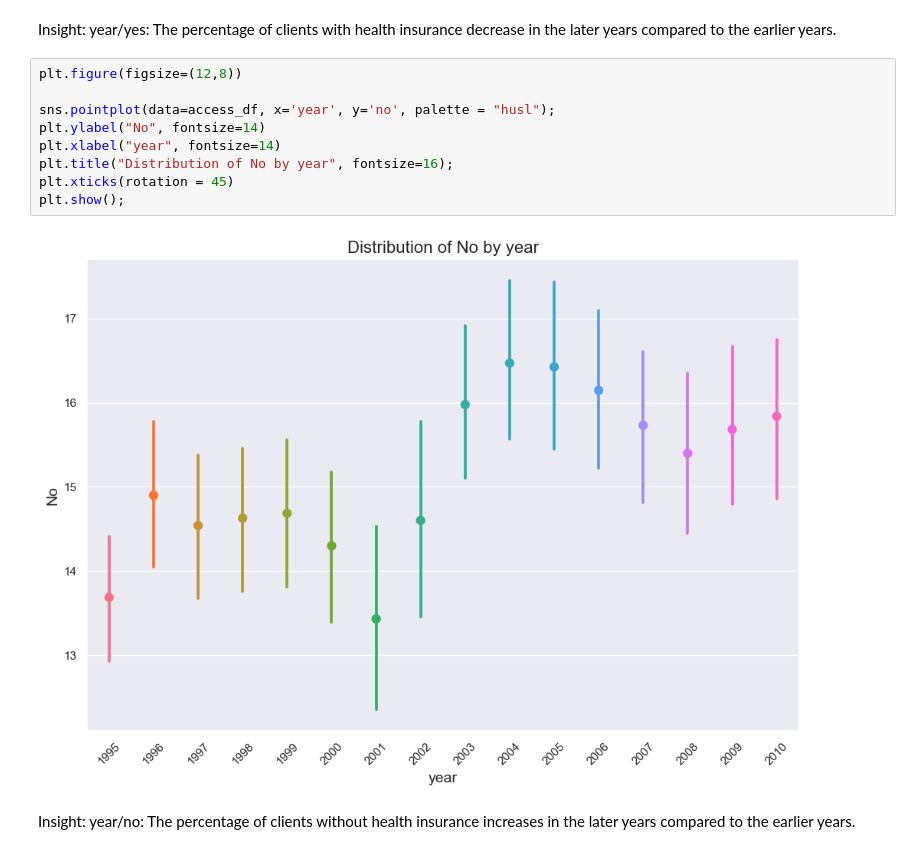
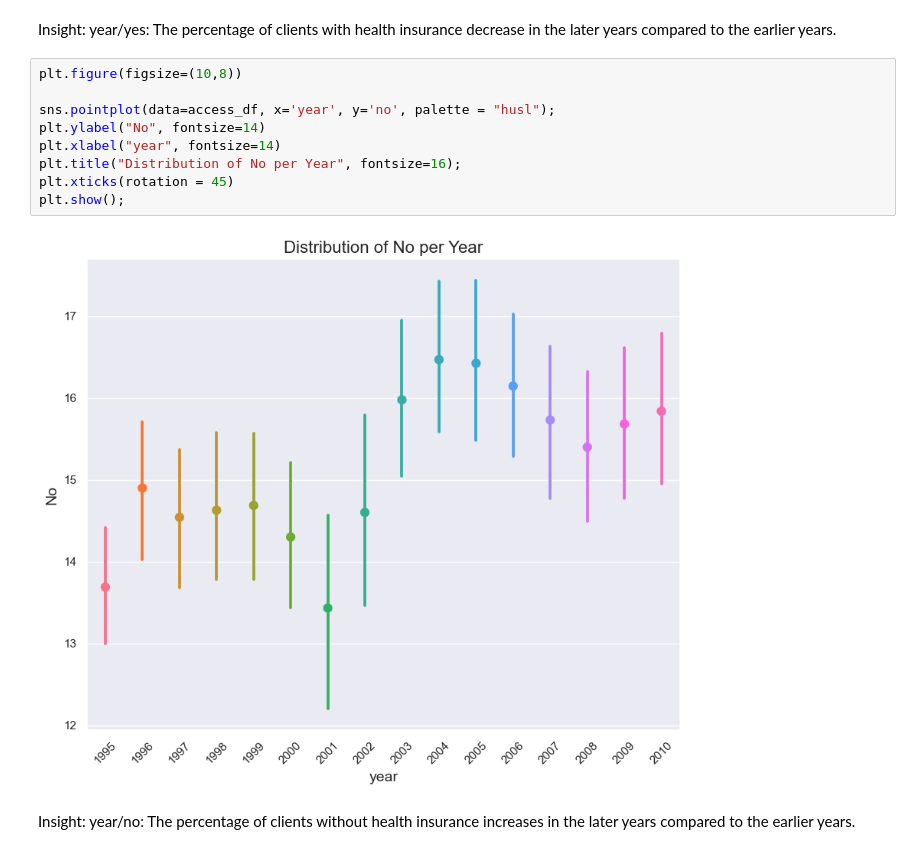
Before and after one commit to Sainabs/Capstone-Project, a Jupyter notebook: coverage.ipynb, the cells around one changed output. Cells and saved outputs as stored; diff of their text form.

```diff
--- a/coverage.ipynb
+++ b/coverage.ipynb
@@ -1861,16 +1876,16 @@ plt.show();
 # %% [markdown]
 Insight: year/yes: The percentage of clients with health insurance decrease in the later years compared to the earlier years.
 # %%
-plt.figure(figsize=(12,8))
+plt.figure(figsize=(10,8))
 
 sns.pointplot(data=access_df, x='year', y='no', palette = "husl");
 plt.ylabel("No", fontsize=14)
 plt.xlabel("year", fontsize=14)
-plt.title("Distribution of No by year", fontsize=16);
+plt.title("Distribution of No per Year", fontsize=16);
 plt.xticks(rotation = 45)
 plt.show();
 # %% [output]
-[figure, old version]
+[figure, new version]
 # %% [markdown]
 Insight: year/no: The percentage of clients without health insurance increases in the later years compared to the earlier years.
 # %%
```
Also changed, not shown: parts of 34 cells of this notebook.
